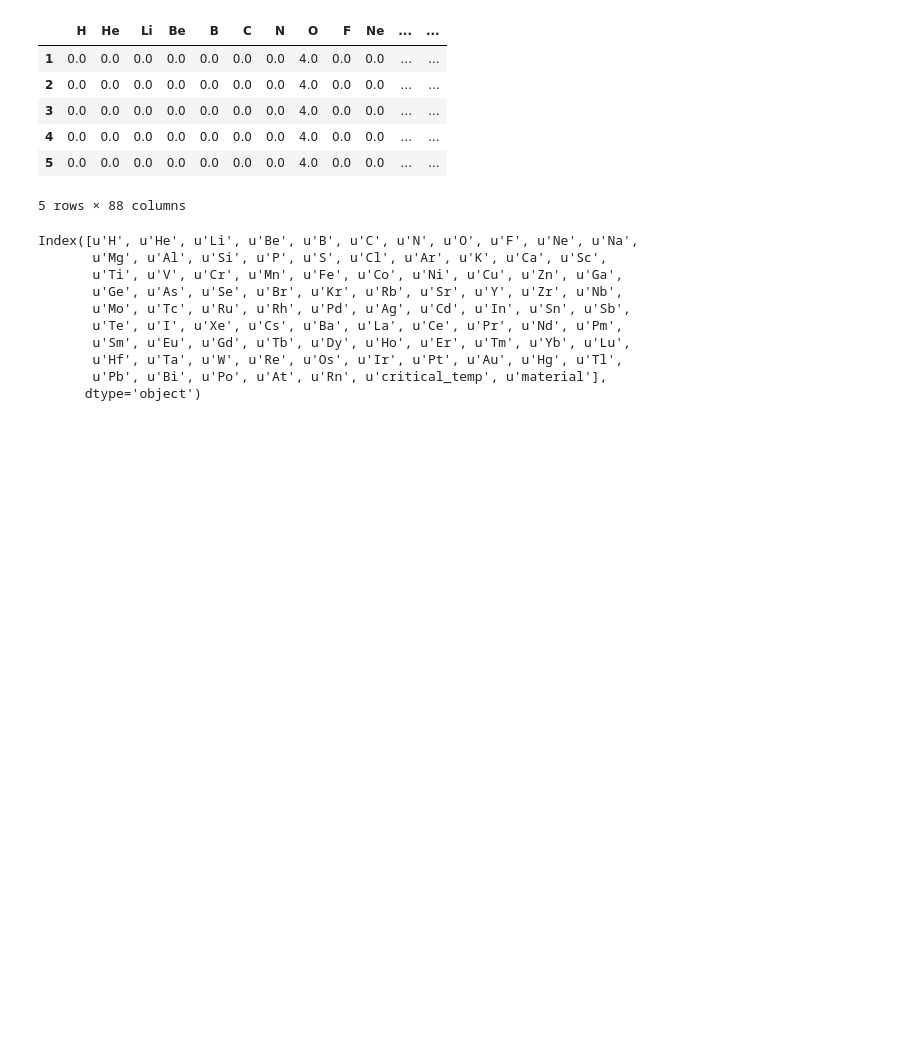
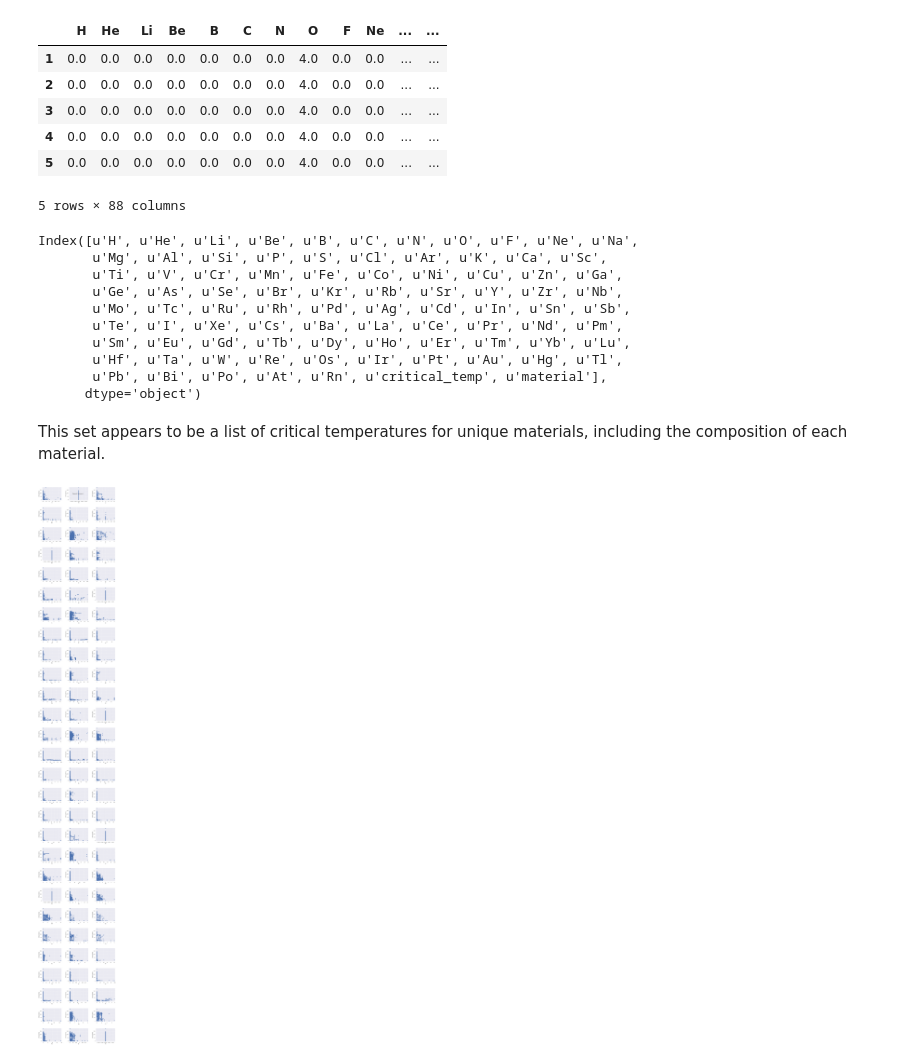
Before and after one commit to OSUScientificComputing464/final-project-colbertz2, a Jupyter notebook: python/visualize.ipynb, the cells around one changed output. Saved outputs shown, nothing was run; the diff lists cells and outputs as text; code cells hidden in the pictures; blank space fills up the shorter version.

```diff
--- a/python/visualize.ipynb
+++ b/python/visualize.ipynb
@@ -116,3 +117,26 @@ Index([u'H', u'He', u'Li', u'Be', u'B', u'C', u'N', u'O', u'F', u'Ne', u'Na',
        u'Hf', u'Ta', u'W', u'Re', u'Os', u'Ir', u'Pt', u'Au', u'Hg', u'Tl',
        u'Pb', u'Bi', u'Po', u'At', u'Rn', u'critical_temp', u'material'],
       dtype='object')
+# %% [markdown]
+This set appears to be a list of critical temperatures for unique materials, including the composition of each material.
+# %%
+unique_m = DATA['unique_m']
+yun_m = unique_m['critical_temp']
+
+unique_m = unique_m.drop(columns=[
+    'critical_temp', 'material'
+])
+
+Xun_m = unique_m
+# %%
+# This plot needs some work
+unm_fig, unm_ax = plt.subplots(Xun_m.columns.size / 3, 3, figsize = (15, 100))
+unm_fig.tight_layout(pad = 5)
+unm_fig.suptitle("Dataset 'unique_m'")
+
+for i, axi in enumerate(unm_ax.ravel()):
+    axi.scatter(Xun_m.iloc[:, i], yun_m)
+    axi.set_xlabel(Xun_m.columns[i])
+    axi.set_ylabel(yun_m.name)
+# %% [output]
+[figure, added]
```
Also changed, not shown: parts of 1 cell of this notebook.
